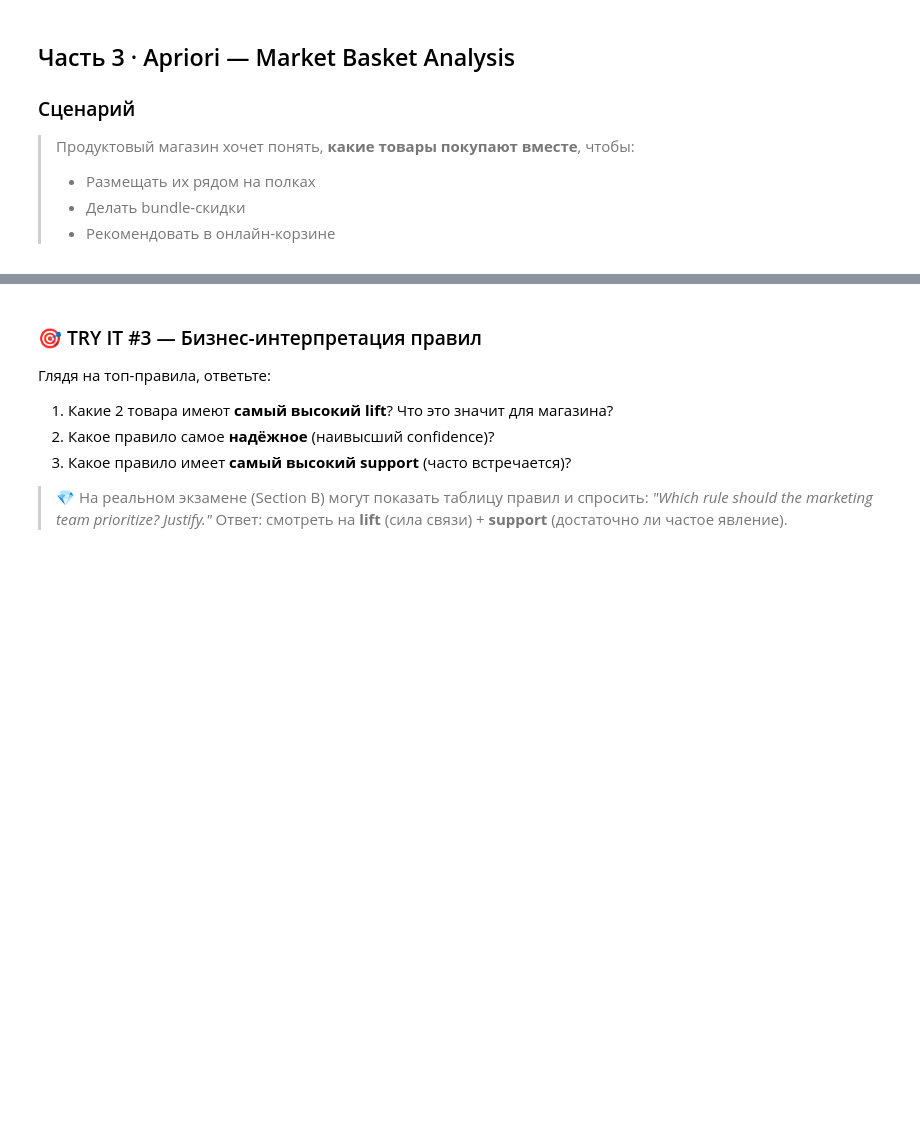
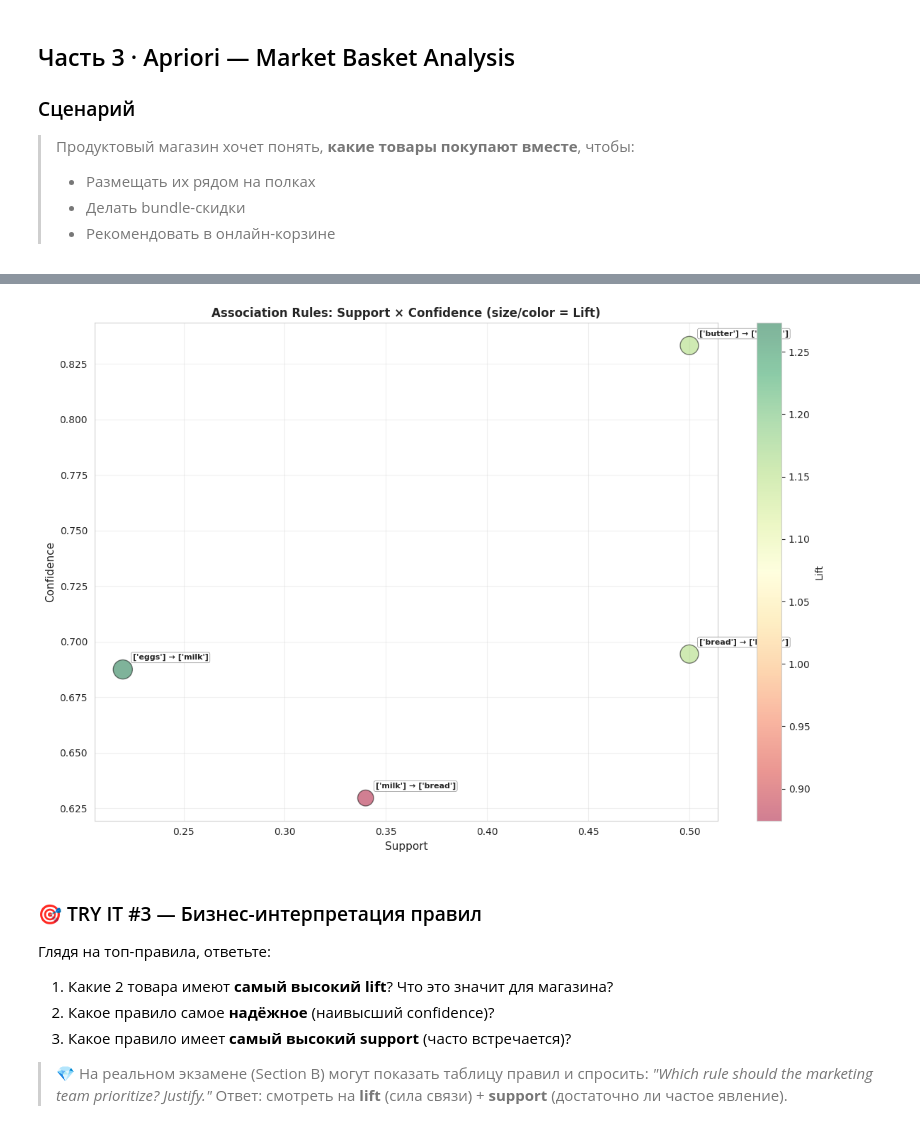
Before and after one commit to SlavaMarina/ib-cs-ml-course, a Jupyter notebook: week3_unsupervised/Week3_Lesson6_Workshop.ipynb, the cells around one changed output, grey strips where cells are left out. Saved outputs shown, nothing was run; the diff lists cells and outputs as text; code cells hidden in the pictures; blank space fills up the shorter version.

Commit message:
Fixes plots and data and warnings

```diff
--- a/week3_unsupervised/Week3_Lesson6_Workshop.ipynb
+++ b/week3_unsupervised/Week3_Lesson6_Workshop.ipynb
@@ -355,26 +408,36 @@ print(rules[display_cols].sort_values('lift', ascending=False).head(10).round(3)
 # %%
 # Визуализация: scatter plot Support vs Confidence, размер = Lift
-fig, ax = plt.subplots(figsize=(10, 6))
+import warnings
+warnings.filterwarnings("ignore")
+
+fig, ax = plt.subplots(figsize=(12, 8))
+
+# Отрисовка точек на слое zorder=2
 scatter = ax.scatter(rules['support'], rules['confidence'],
                      s=rules['lift']*300, alpha=0.5,
                      c=rules['lift'], cmap='RdYlGn',
-                     edgecolor='black')
+                     edgecolor='black', zorder=2)
+
 ax.set_xlabel('Support', fontsize=11)
 ax.set_ylabel('Confidence', fontsize=11)
 ax.set_title('Association Rules: Support × Confidence (size/color = Lift)',
              fontsize=12, fontweight='bold')
+
 plt.colorbar(scatter, label='Lift')
-ax.grid(alpha=0.3)
+ax.grid(alpha=0.3, zorder=1)
 
-# Подпишем топ-3 правила
-top3 = rules.nlargest(3, 'lift')
-for _, row in top3.iterrows():
+# Подписываем ВСЕ правила и выводим на передний план
+for _, row in rules.iterrows():
     label = f"{list(row['antecedents'])} → {list(row['consequents'])}"
     ax.annotate(label, (row['support'], row['confidence']),
-                xytext=(5, 5), textcoords='offset points',
-                fontsize=9, fontweight='bold')
+                xytext=(10, 10), textcoords='offset points',
+                fontsize=8, fontweight='bold', zorder=10,
+                bbox=dict(boxstyle='round,pad=0.2', fc='white', alpha=0.9, ec='gray', lw=0.5))
 
-plt.tight_layout(); plt.show()
+plt.tight_layout()
+plt.show()
+# %% [output]
+[figure, added]
 # %% [markdown]
 ### 🎯 TRY IT #3 — Бизнес-интерпретация правил
 
```
Also changed, not shown: parts of 13 cells of this notebook.
